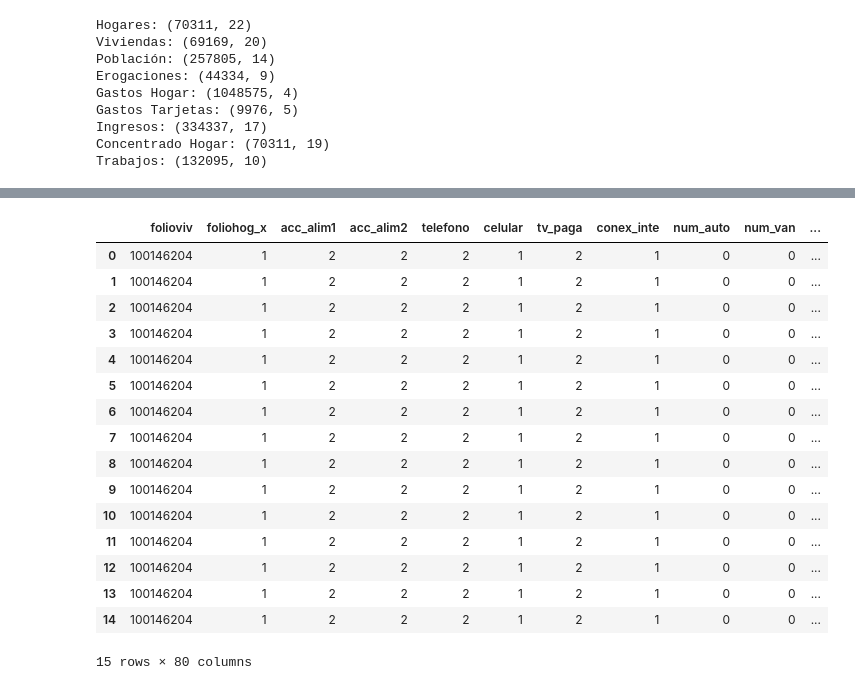
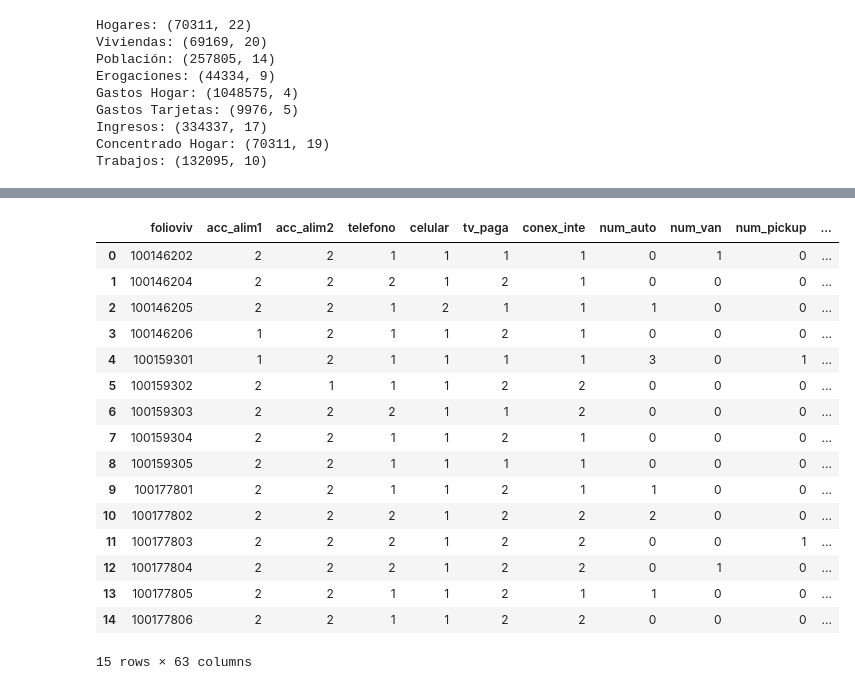
Before and after one commit to darmasrmez/ENIGH-project, a Jupyter notebook: EDA-CLEAN-ENIGH.ipynb, the cells around one changed output, grey strips where cells are left out. Cells and saved outputs as stored; diff of their text form; code cells hidden in the pictures.

Commit message:
Correction of EDA-ENIGH_FILTERED.ipynb

```diff
--- a/EDA-CLEAN-ENIGH.ipynb
+++ b/EDA-CLEAN-ENIGH.ipynb
@@ -495,7 +497,9 @@ df = df.merge(gastoshogar_copy, on='folioviv', how='inner', suffixes=('_left', '
 # %%
-df = df.merge(gastotarjetas_copy, on='folioviv', how='inner', suffixes=('_df', '_gastotarjetas'))
+df = df.merge(gastotarjetas_copy, on='folioviv', how='left', suffixes=('_df', '_gastotarjetas'))
+df = df.drop_duplicates(subset='folioviv')
 # %%
-df = df.merge(ingresos_enigh_copy, on='folioviv', how='inner', suffixes=('_df', '_ingresos'))
+df = df.merge(ingresos_enigh_copy, on='folioviv', how='left', suffixes=('_df', '_ingresos'))
+df = df.drop_duplicates(subset='folioviv')
 # %%
 # # Drop the conflicting column from one of the DataFrames
 # concentradohogar_copy = concentradohogar_copy.drop(columns=['foliohog'])
@@ -507,9 +511,11 @@ df = df.merge(ingresos_enigh_copy, on='folioviv', how='inner', suffixes=('_df',
 trabajos_copy = trabajos_copy.drop(columns=['foliohog'])
 
 # Perform the merge
-df = df.merge(trabajos_copy, on='folioviv', how='inner', suffixes=('_df', '_trabajos'))
+df = df.merge(trabajos_copy, on='folioviv', how='left', suffixes=('_df', '_trabajos'))
+df = df.drop_duplicates(subset='folioviv')
 # %%
-df = df.merge(viviendas_copy, on='folioviv', how='inner')
+df = df.merge(viviendas_copy, on='folioviv', how='left')
+df = df.drop_duplicates(subset='folioviv')
 # %%
 # Dimensiones de los datos
 print('Dimensiones:', df.shape)
@@ -518,20 +524,38 @@ Dimensiones: (12328570, 80)
-# %%
-df.head(15)
-# %% [output]
-|  | folioviv | foliohog_x | acc_alim1 | acc_alim2 | telefono | celular | tv_paga | conex_inte | num_auto | num_van | ... |
-| 0 | 100146204 | 1 | 2 | 2 | 2 | 1 | 2 | 1 | 0 | 0 | ... |
-| 1 | 100146204 | 1 | 2 | 2 | 2 | 1 | 2 | 1 | 0 | 0 | ... |
-| 2 | 100146204 | 1 | 2 | 2 | 2 | 1 | 2 | 1 | 0 | 0 | ... |
-| 3 | 100146204 | 1 | 2 | 2 | 2 | 1 | 2 | 1 | 0 | 0 | ... |
-| 4 | 100146204 | 1 | 2 | 2 | 2 | 1 | 2 | 1 | 0 | 0 | ... |
-| 5 | 100146204 | 1 | 2 | 2 | 2 | 1 | 2 | 1 | 0 | 0 | ... |
-| 6 | 100146204 | 1 | 2 | 2 | 2 | 1 | 2 | 1 | 0 | 0 | ... |
-| 7 | 100146204 | 1 | 2 | 2 | 2 | 1 | 2 | 1 | 0 | 0 | ... |
-| 8 | 100146204 | 1 | 2 | 2 | 2 | 1 | 2 | 1 | 0 | 0 | ... |
-| 9 | 100146204 | 1 | 2 | 2 | 2 | 1 | 2 | 1 | 0 | 0 | ... |
-| 10 | 100146204 | 1 | 2 | 2 | 2 | 1 | 2 | 1 | 0 | 0 | ... |
-| 11 | 100146204 | 1 | 2 | 2 | 2 | 1 | 2 | 1 | 0 | 0 | ... |
-| 12 | 100146204 | 1 | 2 | 2 | 2 | 1 | 2 | 1 | 0 | 0 | ... |
-| 13 | 100146204 | 1 | 2 | 2 | 2 | 1 | 2 | 1 | 0 | 0 | ... |
-| 14 | 100146204 | 1 | 2 | 2 | 2 | 1 | 2 | 1 | 0 | 0 | ... |
-15 rows × 80 columns
+# %%
+df.drop('foliohog_x', axis=1, inplace=True)
+df.drop('foliohog_y', axis=1, inplace=True)
+df.drop('clave_df', axis=1, inplace=True)
+df.drop('foliohog_df', axis=1, inplace=True)
+df.drop('foliohog_gastotarjetas', axis=1, inplace=True)
+df.drop('gasto_gastotarjetas', axis=1, inplace=True)
+df.drop('gasto_tri_gastotarjetas', axis=1, inplace=True)
+df.drop('foliohog', axis=1, inplace=True)
+df.drop('numren', axis=1, inplace=True)
+df.drop('clave_ingresos', axis=1, inplace=True)
+df.drop('mes_1', axis=1, inplace=True)
+df.drop('mes_2', axis=1, inplace=True)
+df.drop('mes_3', axis=1, inplace=True)
+df.drop('mes_4', axis=1, inplace=True)
+df.drop('mes_5', axis=1, inplace=True)
+df.drop('mes_6', axis=1, inplace=True)
+df.drop('id_trabajo', axis=1, inplace=True)
+
+df.head(15)
+# %% [output]
+|  | folioviv | acc_alim1 | acc_alim2 | telefono | celular | tv_paga | conex_inte | num_auto | num_van | num_pickup | ... |
+| 0 | 100146202 | 2 | 2 | 1 | 1 | 1 | 1 | 0 | 1 | 0 | ... |
+| 1 | 100146204 | 2 | 2 | 2 | 1 | 2 | 1 | 0 | 0 | 0 | ... |
+| 2 | 100146205 | 2 | 2 | 1 | 2 | 1 | 1 | 1 | 0 | 0 | ... |
+| 3 | 100146206 | 1 | 2 | 1 | 1 | 2 | 1 | 0 | 0 | 0 | ... |
+| 4 | 100159301 | 1 | 2 | 1 | 1 | 1 | 1 | 3 | 0 | 1 | ... |
+| 5 | 100159302 | 2 | 1 | 1 | 1 | 2 | 2 | 0 | 0 | 0 | ... |
+| 6 | 100159303 | 2 | 2 | 2 | 1 | 1 | 2 | 0 | 0 | 0 | ... |
+| 7 | 100159304 | 2 | 2 | 1 | 1 | 2 | 1 | 0 | 0 | 0 | ... |
+| 8 | 100159305 | 2 | 2 | 1 | 1 | 1 | 1 | 0 | 0 | 0 | ... |
+| 9 | 100177801 | 2 | 2 | 1 | 1 | 2 | 1 | 1 | 0 | 0 | ... |
+| 10 | 100177802 | 2 | 2 | 2 | 1 | 2 | 2 | 2 | 0 | 0 | ... |
+| 11 | 100177803 | 2 | 2 | 2 | 1 | 2 | 2 | 0 | 0 | 1 | ... |
+| 12 | 100177804 | 2 | 2 | 2 | 1 | 2 | 2 | 0 | 1 | 0 | ... |
+| 13 | 100177805 | 2 | 2 | 1 | 1 | 2 | 1 | 1 | 0 | 0 | ... |
+| 14 | 100177806 | 2 | 2 | 1 | 1 | 2 | 2 | 0 | 0 | 0 | ... |
+15 rows × 63 columns
```
Also changed, not shown: parts of 8 cells of this notebook, 4 other files.
